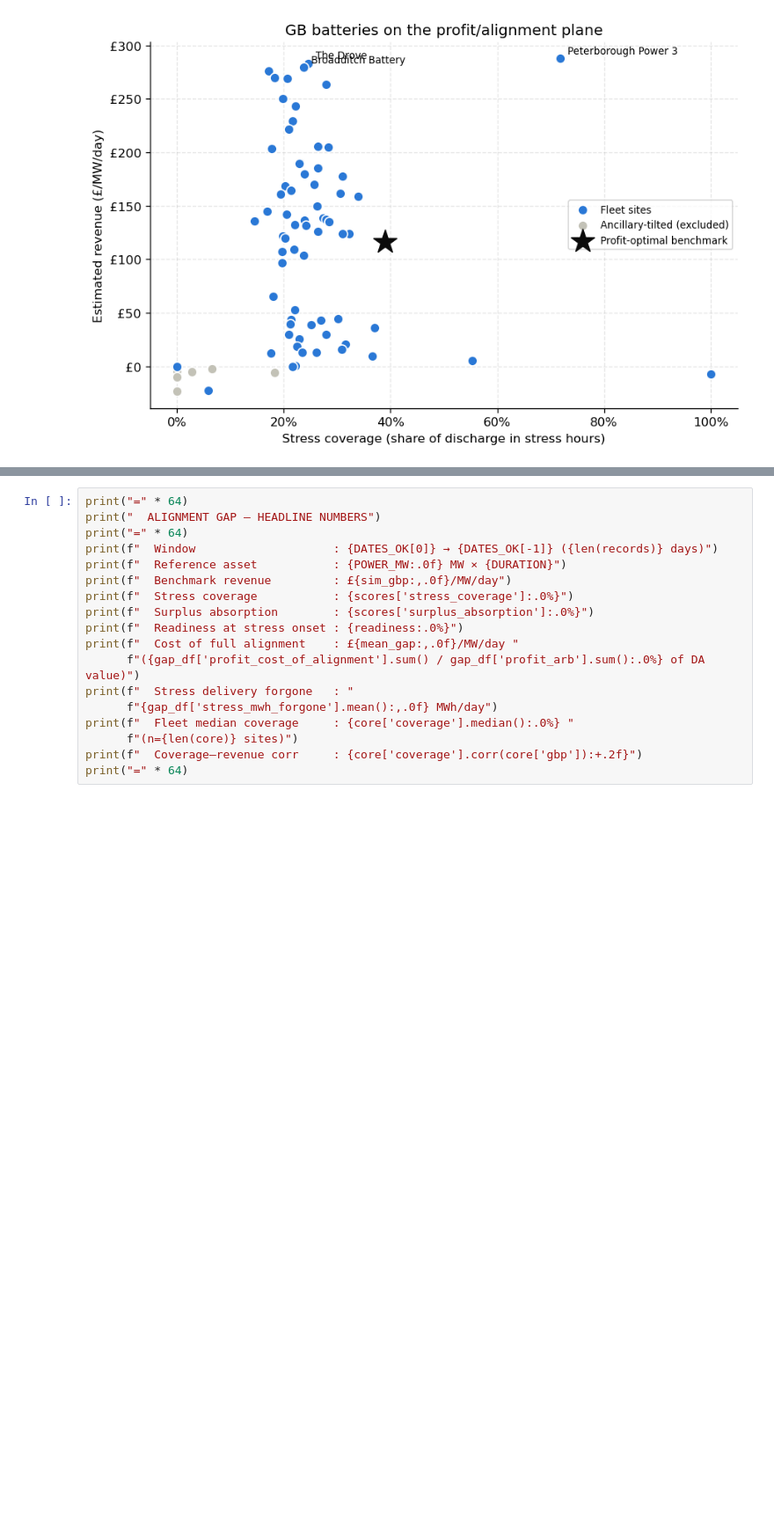
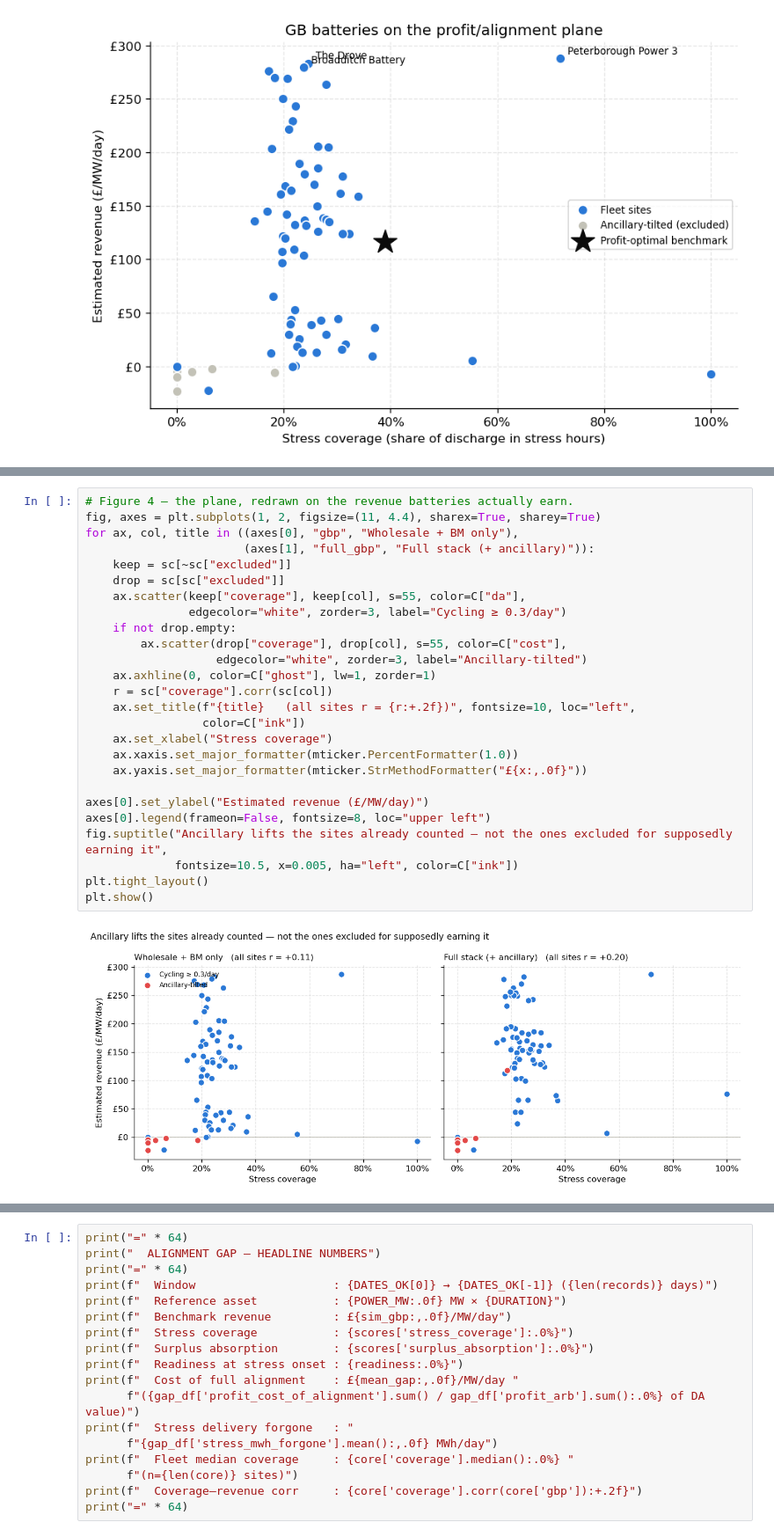
Before and after one commit to shaw029/power-trading, a Jupyter notebook: notebooks/04_alignment_gap.ipynb, the cells around one changed output, grey strips where cells are left out. Shown at 88% size. Cells and saved outputs as stored; diff of their text form; blank space fills up the shorter version.

```diff
--- a/notebooks/04_alignment_gap.ipynb
+++ b/notebooks/04_alignment_gap.ipynb
@@ -428,0 +528,28 @@ Coverage–revenue corr : -0.07
+# %%
+# Figure 4 — the plane, redrawn on the revenue batteries actually earn.
+fig, axes = plt.subplots(1, 2, figsize=(11, 4.4), sharex=True, sharey=True)
+for ax, col, title in ((axes[0], "gbp", "Wholesale + BM only"),
+                       (axes[1], "full_gbp", "Full stack (+ ancillary)")):
+    keep = sc[~sc["excluded"]]
+    drop = sc[sc["excluded"]]
+    ax.scatter(keep["coverage"], keep[col], s=55, color=C["da"],
+               edgecolor="white", zorder=3, label="Cycling ≥ 0.3/day")
+    if not drop.empty:
+        ax.scatter(drop["coverage"], drop[col], s=55, color=C["cost"],
+                   edgecolor="white", zorder=3, label="Ancillary-tilted")
+    ax.axhline(0, color=C["ghost"], lw=1, zorder=1)
+    r = sc["coverage"].corr(sc[col])
+    ax.set_title(f"{title}   (all sites r = {r:+.2f})", fontsize=10, loc="left",
+                 color=C["ink"])
+    ax.set_xlabel("Stress coverage")
+    ax.xaxis.set_major_formatter(mticker.PercentFormatter(1.0))
+    ax.yaxis.set_major_formatter(mticker.StrMethodFormatter("£{x:,.0f}"))
+
+axes[0].set_ylabel("Estimated revenue (£/MW/day)")
+axes[0].legend(frameon=False, fontsize=8, loc="upper left")
+fig.suptitle("Ancillary lifts the sites already counted — not the ones excluded for supposedly earning it",
+             fontsize=10.5, x=0.005, ha="left", color=C["ink"])
+plt.tight_layout()
+plt.show()
+# %% [output]
+[figure, added]
```
Also changed, not shown: parts of 7 cells of this notebook.
